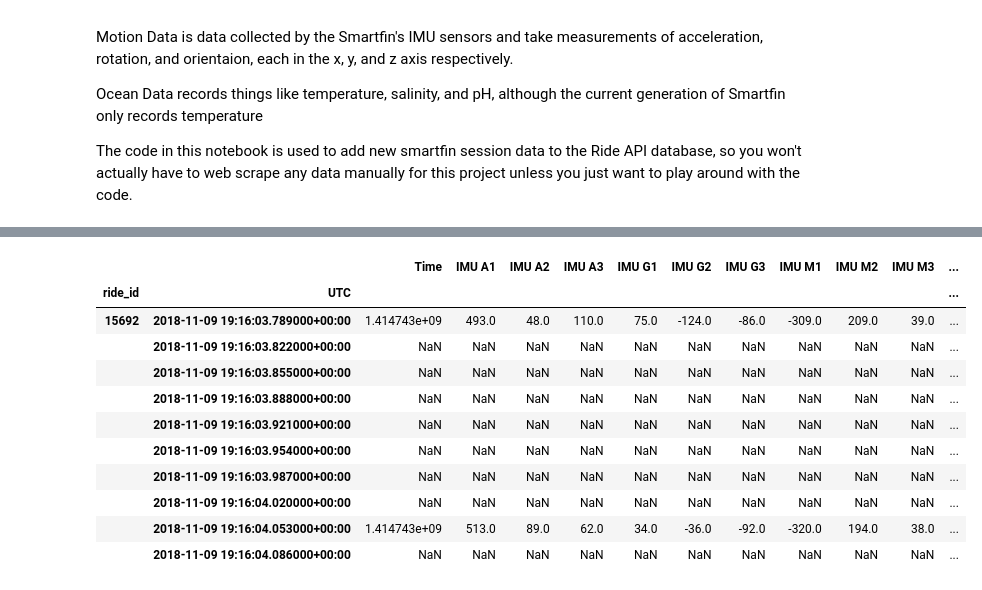
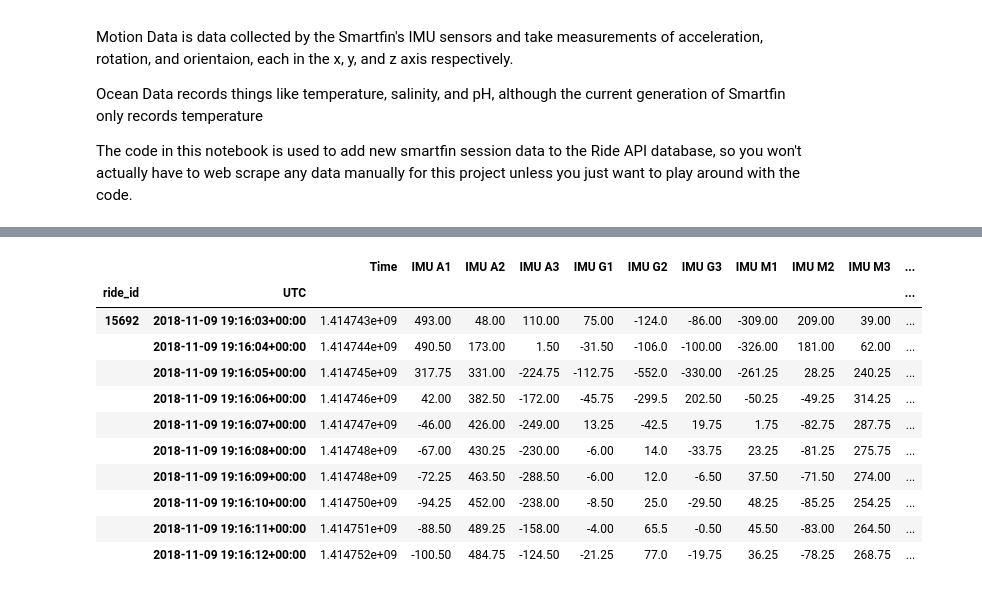
Before and after one commit to UCSD-E4E/Smartfin, a Jupyter notebook: smartfin_data_analysis/smartfin_web_scrape.ipynb, the cells around one changed output, grey strips where cells are left out. Cells and saved outputs as stored; diff of their text form; code cells hidden in the pictures.

```diff
--- a/smartfin_data_analysis/smartfin_web_scrape.ipynb
+++ b/smartfin_data_analysis/smartfin_web_scrape.ipynb
@@ -135,7 +135,7 @@ def get_csv_from_ride_id(rid):
 
             # 7c. resample data to 33ms intervals (30 Hz)
             #May need to change this sampling interval:
-            sample_interval = '33ms'
+            sample_interval = '1000ms'
 
             ocean_df_small_resample = ocean_df_small.resample(sample_interval).mean()
             motion_df_small_resample = motion_df_small.resample(sample_interval).mean()
@@ -243,12 +243,12 @@ motion_df_small raw:                                     UTC        Time  IMU A1
 |  |  | Time | IMU A1 | IMU A2 | IMU A3 | IMU G1 | IMU G2 | IMU G3 | IMU M1 | IMU M2 | IMU M3 | ... |
 | ride_id | UTC |  |  |  |  |  |  |  |  |  |  | ... |
-| 15692 | 2018-11-09 19:16:03.789000+00:00 | 1.414743e+09 | 493.0 | 48.0 | 110.0 | 75.0 | -124.0 | -86.0 | -309.0 | 209.0 | 39.0 | ... |
-|  | 2018-11-09 19:16:03.822000+00:00 | NaN | NaN | NaN | NaN | NaN | NaN | NaN | NaN | NaN | NaN | ... |
-|  | 2018-11-09 19:16:03.855000+00:00 | NaN | NaN | NaN | NaN | NaN | NaN | NaN | NaN | NaN | NaN | ... |
-|  | 2018-11-09 19:16:03.888000+00:00 | NaN | NaN | NaN | NaN | NaN | NaN | NaN | NaN | NaN | NaN | ... |
-|  | 2018-11-09 19:16:03.921000+00:00 | NaN | NaN | NaN | NaN | NaN | NaN | NaN | NaN | NaN | NaN | ... |
-|  | 2018-11-09 19:16:03.954000+00:00 | NaN | NaN | NaN | NaN | NaN | NaN | NaN | NaN | NaN | NaN | ... |
-|  | 2018-11-09 19:16:03.987000+00:00 | NaN | NaN | NaN | NaN | NaN | NaN | NaN | NaN | NaN | NaN | ... |
-|  | 2018-11-09 19:16:04.020000+00:00 | NaN | NaN | NaN | NaN | NaN | NaN | NaN | NaN | NaN | NaN | ... |
-|  | 2018-11-09 19:16:04.053000+00:00 | 1.414743e+09 | 513.0 | 89.0 | 62.0 | 34.0 | -36.0 | -92.0 | -320.0 | 194.0 | 38.0 | ... |
-|  | 2018-11-09 19:16:04.086000+00:00 | NaN | NaN | NaN | NaN | NaN | NaN | NaN | NaN | NaN | NaN | ... |
+| 15692 | 2018-11-09 19:16:03+00:00 | 1.414743e+09 | 493.00 | 48.00 | 110.00 | 75.00 | -124.0 | -86.00 | -309.00 | 209.00 | 39.00 | ... |
+|  | 2018-11-09 19:16:04+00:00 | 1.414744e+09 | 490.50 | 173.00 | 1.50 | -31.50 | -106.0 | -100.00 | -326.00 | 181.00 | 62.00 | ... |
+|  | 2018-11-09 19:16:05+00:00 | 1.414745e+09 | 317.75 | 331.00 | -224.75 | -112.75 | -552.0 | -330.00 | -261.25 | 28.25 | 240.25 | ... |
+|  | 2018-11-09 19:16:06+00:00 | 1.414746e+09 | 42.00 | 382.50 | -172.00 | -45.75 | -299.5 | 202.50 | -50.25 | -49.25 | 314.25 | ... |
+|  | 2018-11-09 19:16:07+00:00 | 1.414747e+09 | -46.00 | 426.00 | -249.00 | 13.25 | -42.5 | 19.75 | 1.75 | -82.75 | 287.75 | ... |
+|  | 2018-11-09 19:16:08+00:00 | 1.414748e+09 | -67.00 | 430.25 | -230.00 | -6.00 | 14.0 | -33.75 | 23.25 | -81.25 | 275.75 | ... |
+|  | 2018-11-09 19:16:09+00:00 | 1.414748e+09 | -72.25 | 463.50 | -288.50 | -6.00 | 12.0 | -6.50 | 37.50 | -71.50 | 274.00 | ... |
+|  | 2018-11-09 19:16:10+00:00 | 1.414750e+09 | -94.25 | 452.00 | -238.00 | -8.50 | 25.0 | -29.50 | 48.25 | -85.25 | 254.25 | ... |
+|  | 2018-11-09 19:16:11+00:00 | 1.414751e+09 | -88.50 | 489.25 | -158.00 | -4.00 | 65.5 | -0.50 | 45.50 | -83.00 | 264.50 | ... |
+|  | 2018-11-09 19:16:12+00:00 | 1.414752e+09 | -100.50 | 484.75 | -124.50 | -21.25 | 77.0 | -19.75 | 36.25 | -78.25 | 268.75 | ... |
```
Also changed, not shown: parts of 7 cells of this notebook, 7 other files.
